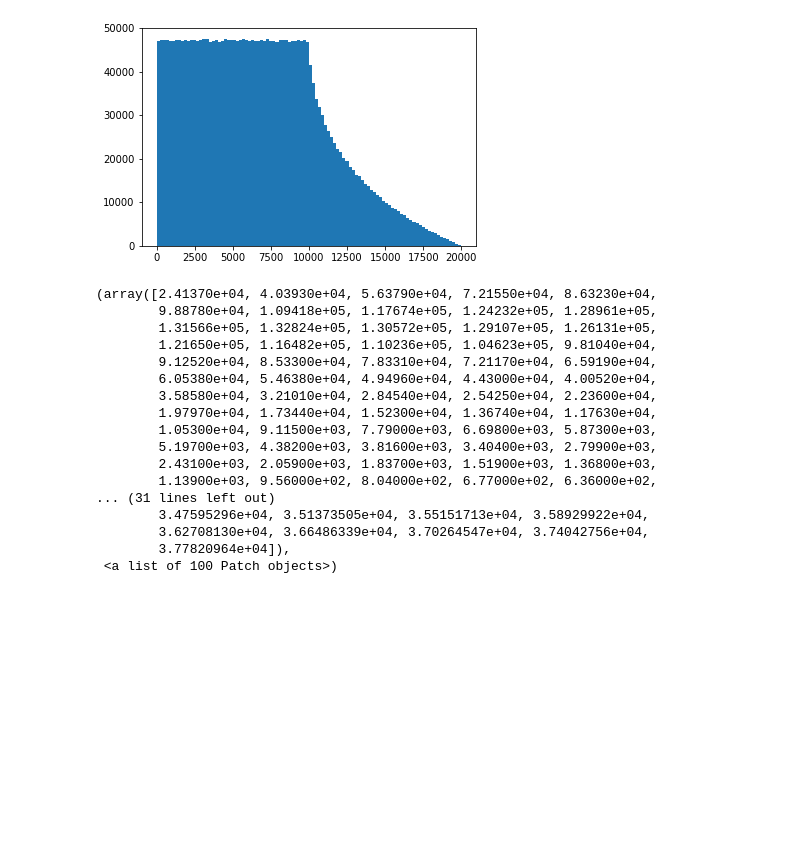
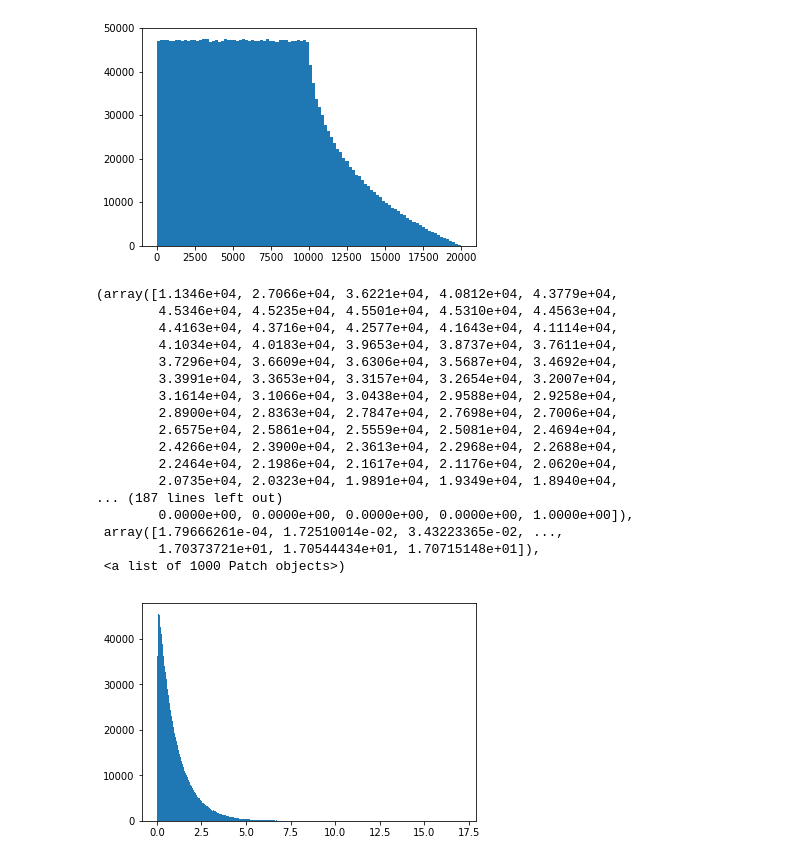
Before and after one commit to sgpjesus/sergio2018, a Jupyter notebook: Convulução.ipynb, the cells around one changed output. Drawn from its saved outputs; the diff is of its cells as text; code cells hidden in the pictures; blank space fills up the shorter version.

```diff
--- a/Convulução.ipynb
+++ b/Convulução.ipynb
@@ -145,28 +153,29 @@ plt.show()
 # %% [output]
 [figure]
 # %%
-randomnormal1 = [random.normalvariate(50,25) for i in range(3000000)]
-randomnormal2 = [random.normalvariate(50,25) for i in range(3000000)]
-randomnormalsum =(np.array(randomnormal1)**2) + (np.array(randomnormal2)**2)
+randomnormal1 = [random.expovariate(30) for i in range(3000000)]
+randomnormal2 = [random.expovariate(1) for i in range(3000000)]
+randomnormalsum =(np.array(randomnormal1)) + (np.array(randomnormal2))
 # %%
-plt.hist(randomnormalsum, bins = 100)
+plt.hist(randomnormalsum, bins = 1000)
 # %% [output]
-(array([2.41370e+04, 4.03930e+04, 5.63790e+04, 7.21550e+04, 8.63230e+04,
-        9.88780e+04, 1.09418e+05, 1.17674e+05, 1.24232e+05, 1.28961e+05,
-        1.31566e+05, 1.32824e+05, 1.30572e+05, 1.29107e+05, 1.26131e+05,
-        1.21650e+05, 1.16482e+05, 1.10236e+05, 1.04623e+05, 9.81040e+04,
-        9.12520e+04, 8.53300e+04, 7.83310e+04, 7.21170e+04, 6.59190e+04,
-        6.05380e+04, 5.46380e+04, 4.94960e+04, 4.43000e+04, 4.00520e+04,
-        3.58580e+04, 3.21010e+04, 2.84540e+04, 2.54250e+04, 2.23600e+04,
-        1.97970e+04, 1.73440e+04, 1.52300e+04, 1.36740e+04, 1.17630e+04,
-        1.05300e+04, 9.11500e+03, 7.79000e+03, 6.69800e+03, 5.87300e+03,
-        5.19700e+03, 4.38200e+03, 3.81600e+03, 3.40400e+03, 2.79900e+03,
-        2.43100e+03, 2.05900e+03, 1.83700e+03, 1.51900e+03, 1.36800e+03,
-        1.13900e+03, 9.56000e+02, 8.04000e+02, 6.77000e+02, 6.36000e+02,
-... (31 lines left out)
-        3.47595296e+04, 3.51373505e+04, 3.55151713e+04, 3.58929922e+04,
-        3.62708130e+04, 3.66486339e+04, 3.70264547e+04, 3.74042756e+04,
-        3.77820964e+04]),
- <a list of 100 Patch objects>)
+(array([1.1346e+04, 2.7066e+04, 3.6221e+04, 4.0812e+04, 4.3779e+04,
+        4.5346e+04, 4.5235e+04, 4.5501e+04, 4.5310e+04, 4.4563e+04,
+        4.4163e+04, 4.3716e+04, 4.2577e+04, 4.1643e+04, 4.1114e+04,
+        4.1034e+04, 4.0183e+04, 3.9653e+04, 3.8737e+04, 3.7611e+04,
+        3.7296e+04, 3.6609e+04, 3.6306e+04, 3.5687e+04, 3.4692e+04,
+        3.3991e+04, 3.3653e+04, 3.3157e+04, 3.2654e+04, 3.2007e+04,
+        3.1614e+04, 3.1066e+04, 3.0438e+04, 2.9588e+04, 2.9258e+04,
+        2.8900e+04, 2.8363e+04, 2.7847e+04, 2.7698e+04, 2.7006e+04,
+        2.6575e+04, 2.5861e+04, 2.5559e+04, 2.5081e+04, 2.4694e+04,
+        2.4266e+04, 2.3900e+04, 2.3613e+04, 2.2968e+04, 2.2688e+04,
+        2.2464e+04, 2.1986e+04, 2.1617e+04, 2.1176e+04, 2.0620e+04,
+        2.0735e+04, 2.0323e+04, 1.9891e+04, 1.9349e+04, 1.8940e+04,
+... (187 lines left out)
+        0.0000e+00, 0.0000e+00, 0.0000e+00, 0.0000e+00, 1.0000e+00]),
+ array([1.79666261e-04, 1.72510014e-02, 3.43223365e-02, ...,
+        1.70373721e+01, 1.70544434e+01, 1.70715148e+01]),
+ <a list of 1000 Patch objects>)
+[figure, added]
 # %%
 plt.show()
```
Also changed, not shown: parts of 19 cells of this notebook, 1 other file.
